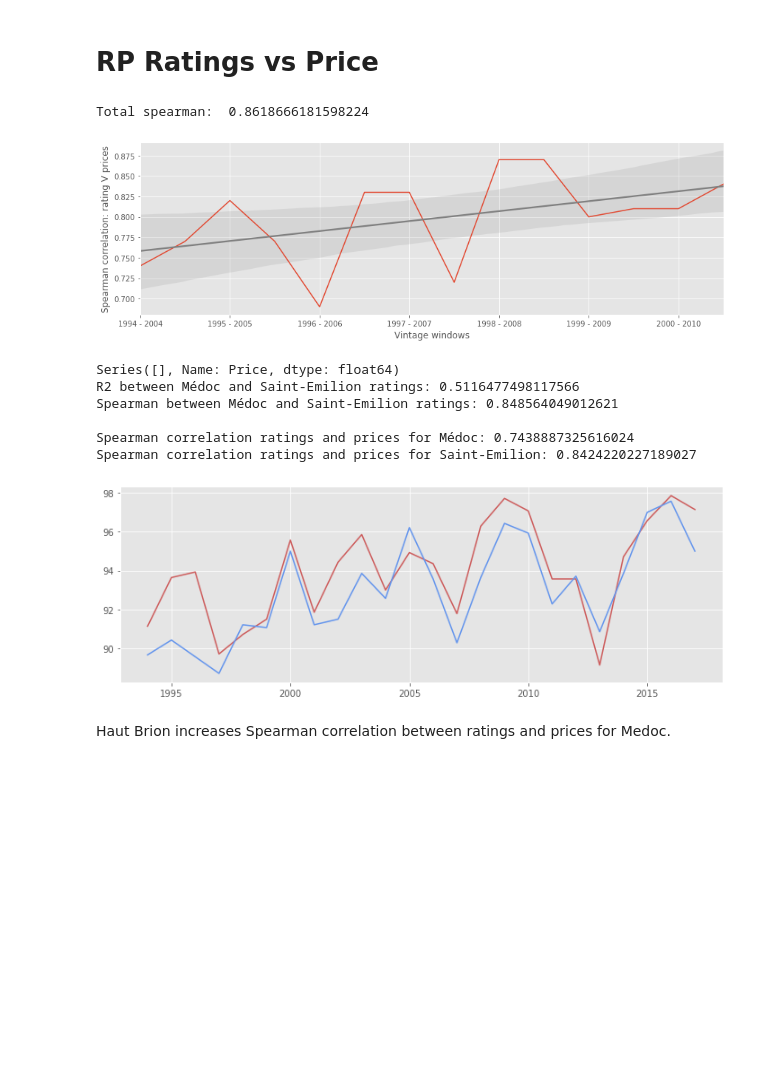
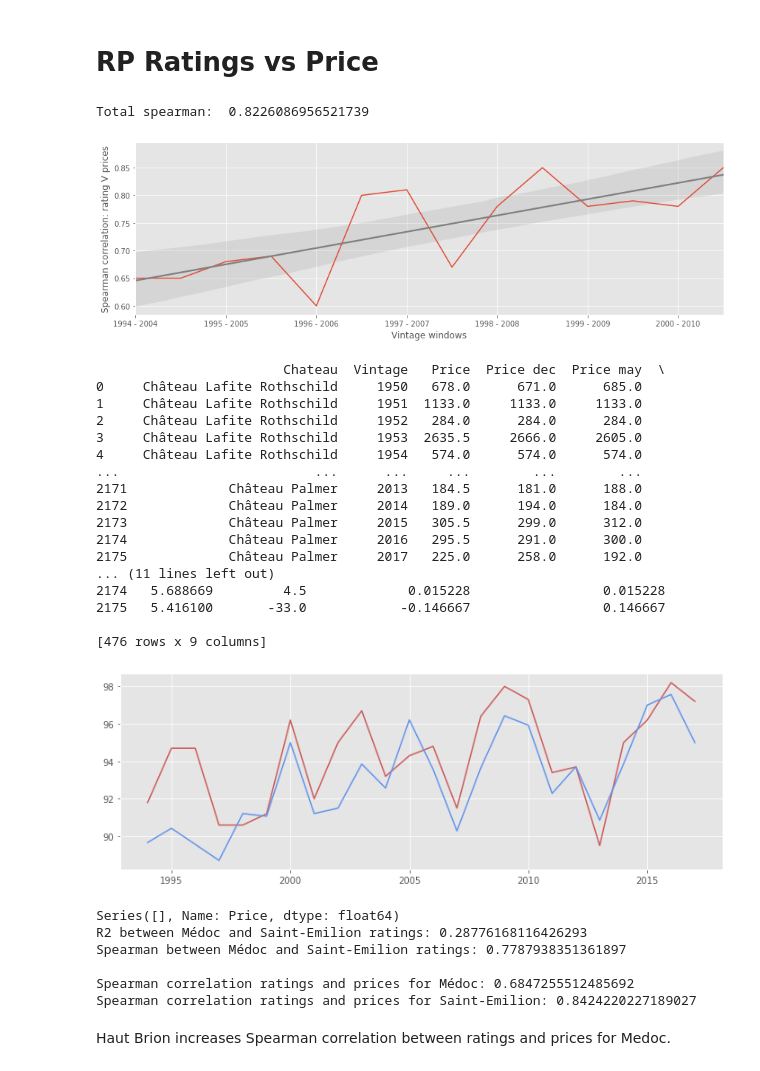
Before and after one commit to RoucherA/WineML, a Jupyter notebook: data_exploration_prices_ratings.ipynb, the cells around one changed output. Drawn from its saved outputs; the diff is of its cells as text; code cells hidden in the pictures; blank space fills up the shorter version.

```diff
--- a/data_exploration_prices_ratings.ipynb
+++ b/data_exploration_prices_ratings.ipynb
@@ -102,13 +102,14 @@ medoc_wines = ['Château Lafite Rothschild',
                'Château Pichon-Longueville Comtesse de Lalande',
                'Château Montrose',
                'Château Ducru-Beaucaillou',
-               'Château Pichon-Longueville Baron',
                'Château Léoville Las Cases'
                ]
 
 st_em_wines = ['Château Cheval Blanc',
-               'Château Ausone','Château Angélus',
-               'Château Trotte Vieille','Château Pavie',
+               'Château Ausone',
+               'Château Angélus',
+               'Château Trotte Vieille',
+               'Château Pavie',
                'Petrus',
                'Château Figeac']
 # %% [output]
@@ -374,7 +358,7 @@ display(ratings.head())
 | 3 | Château Lafite Rothschild | Médoc | 1997 | 90.0 | 93.0 | 1998-04-01 | Robert Parker |
 | 4 | Château Lafite Rothschild | Médoc | 1998 | 91.0 | 94.0 | 1999-04-01 | Robert Parker |
 # %%
-top_wines = st_em_wines
+top_wines = st_em_wines + medoc_wines
 plt.figure(figsize=(13,6))
 ratings['Rating'] = (ratings['Rating - LB'] + ratings['Rating - HB'])/2
 ratings = ratings[ratings['Chateau'].isin(top_wines)]
@@ -422,41 +406,62 @@ plt.tight_layout()
 plt.savefig('views/ratings_corr_through_time.png')
 #print('R2 Score between ratings and prices:', r2_score(average_price, average_ratings))
 # %% [output]
-Total spearman:  0.8618666181598224
+Total spearman:  0.8226086956521739
-[figure, old version]
+[figure, new version]
 # %%
 medoc = df[df['Chateau'].isin(['Château Lafite Rothschild', 'Château Mouton Rothschild', 'Château Latour', 'Château Margaux', 'Château Palmer', 'Château Léoville Las Cases', 'Château Pichon-Longueville Comtesse de Lalande'])]
 st_emilion = df[df['Chateau'].isin(['Château Cheval Blanc', 'Château Ausone','Château Angélus', 'Château Trotte Vieille','Château Pavie', 'Petrus', 'Château Figeac'])]
 avg_price_medoc = medoc.groupby('Vintage')['Price'].mean().loc[1950:2017].fillna(method='ffill')
 avg_price_st_emilion = st_emilion.groupby('Vintage')['Price'].mean().loc[1950:2017].fillna(method='ffill')
 
 rating_medoc = ratings[ratings['Chateau'].isin(['Château Lafite Rothschild', 'Château Mouton Rothschild', 'Château Latour', 'Château Margaux', 'Château Palmer', 'Château Léoville Las Cases', 'Château Pichon-Longueville Comtesse de Lalande'])]
 rating_st_emilion = ratings[ratings['Chateau'].isin(['Château Cheval Blanc', 'Château Ausone','Château Angélus', 'Château Trotte Vieille','Château Pavie', 'Petrus', 'Château Figeac'])]
-#print(rating_medoc)
+print(medoc)
 avg_rating_medoc = rating_medoc.groupby('Vintage')['Rating'].mean().loc[1950:2017].fillna(method='ffill')
 avg_rating_st_emilion = rating_st_emilion.groupby('Vintage')['Rating'].mean().loc[1950:2017].fillna(method='ffill')
+
+avg_rating_medoc.to_excel('data/generated_avg_rating_medoc.xlsx')
+avg_rating_st_emilion.to_excel('data/generated_avg_rating_st_em.xlsx')
 
 
 plt.plot(avg_rating_medoc, color='indianred')
 plt.plot(avg_rating_st_emilion, color='cornflowerblue')
+plt.show()
 print(avg_price_st_emilion[avg_price_st_emilion.isnull()])
 
 from sklearn.metrics import r2_score
 from scipy.stats import spearmanr
 
 print('R2 between Médoc and Saint-Emilion ratings:', r2_score(avg_rating_medoc, avg_rating_st_emilion))
 print('Spearman between Médoc and Saint-Emilion ratings:', spearmanr(avg_rating_medoc, avg_rating_st_emilion)[0])
 
 print('\nSpearman correlation ratings and prices for Médoc:', spearmanr(avg_rating_medoc.loc[1994:2013], avg_price_medoc.loc[1994:2013])[0])
 print('Spearman correlation ratings and prices for Saint-Emilion:', spearmanr(avg_rating_st_emilion.loc[1994:2013], avg_price_st_emilion.loc[1994:2013])[0])
 # %% [output]
-Series([], Name: Price, dtype: float64)
-R2 between Médoc and Saint-Emilion ratings: 0.5116477498117566
-Spearman between Médoc and Saint-Emilion ratings: 0.848564049012621
+                        Chateau  Vintage   Price  Price dec  Price may  \
+0     Château Lafite Rothschild     1950   678.0      671.0      685.0
+1     Château Lafite Rothschild     1951  1133.0     1133.0     1133.0
+2     Château Lafite Rothschild     1952   284.0      284.0      284.0
+3     Château Lafite Rothschild     1953  2635.5     2666.0     2605.0
+4     Château Lafite Rothschild     1954   574.0      574.0      574.0
+...                         ...      ...     ...        ...        ...
+2171             Château Palmer     2013   184.5      181.0      188.0
+2172             Château Palmer     2014   189.0      194.0      184.0
+2173             Château Palmer     2015   305.5      299.0      312.0
+2174             Château Palmer     2016   295.5      291.0      300.0
+2175             Château Palmer     2017   225.0      258.0      192.0
+... (11 lines left out)
+2174   5.688669         4.5             0.015228                 0.015228
+2175   5.416100       -33.0            -0.146667                 0.146667
 
-Spearman correlation ratings and prices for Médoc: 0.7438887325616024
-Spearman correlation ratings and prices for Saint-Emilion: 0.8424220227189027
+[476 rows x 9 columns]
-[figure, old version]
+[figure, new version]
+Series([], Name: Price, dtype: float64)
+R2 between Médoc and Saint-Emilion ratings: 0.28776168116426293
+Spearman between Médoc and Saint-Emilion ratings: 0.7787938351361897
+
+Spearman correlation ratings and prices for Médoc: 0.6847255512485692
+Spearman correlation ratings and prices for Saint-Emilion: 0.8424220227189027
 # %% [markdown]
  Haut Brion increases Spearman correlation between ratings and prices for Medoc.
 # %% [markdown]
```
Also changed, not shown: parts of 9 cells of this notebook, 3 other files.
